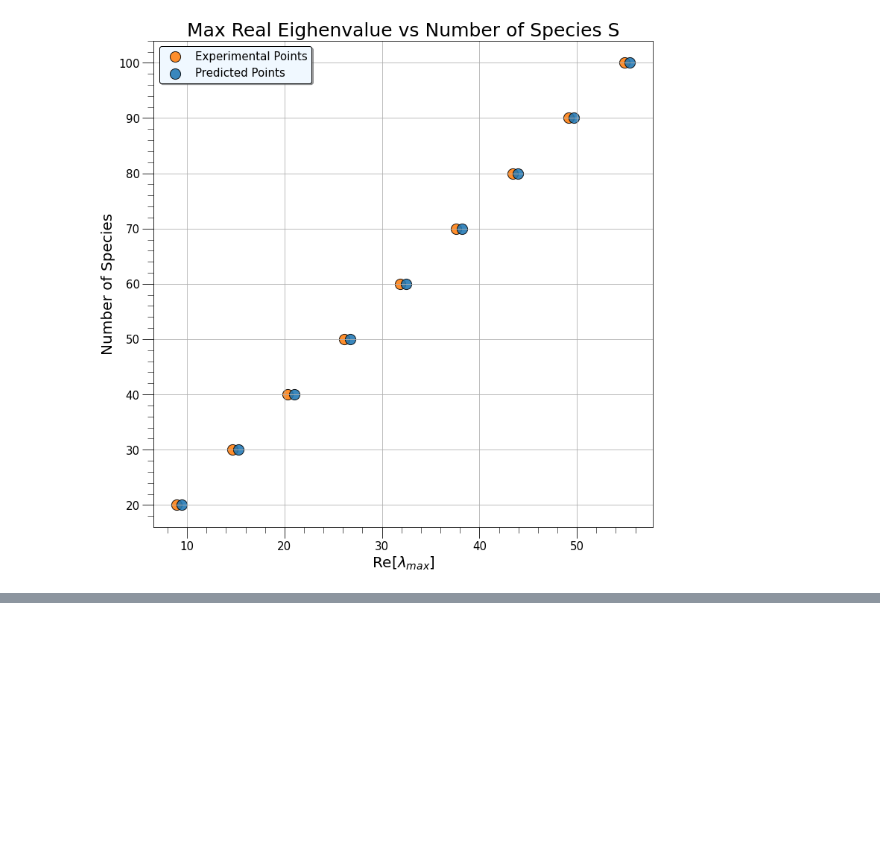
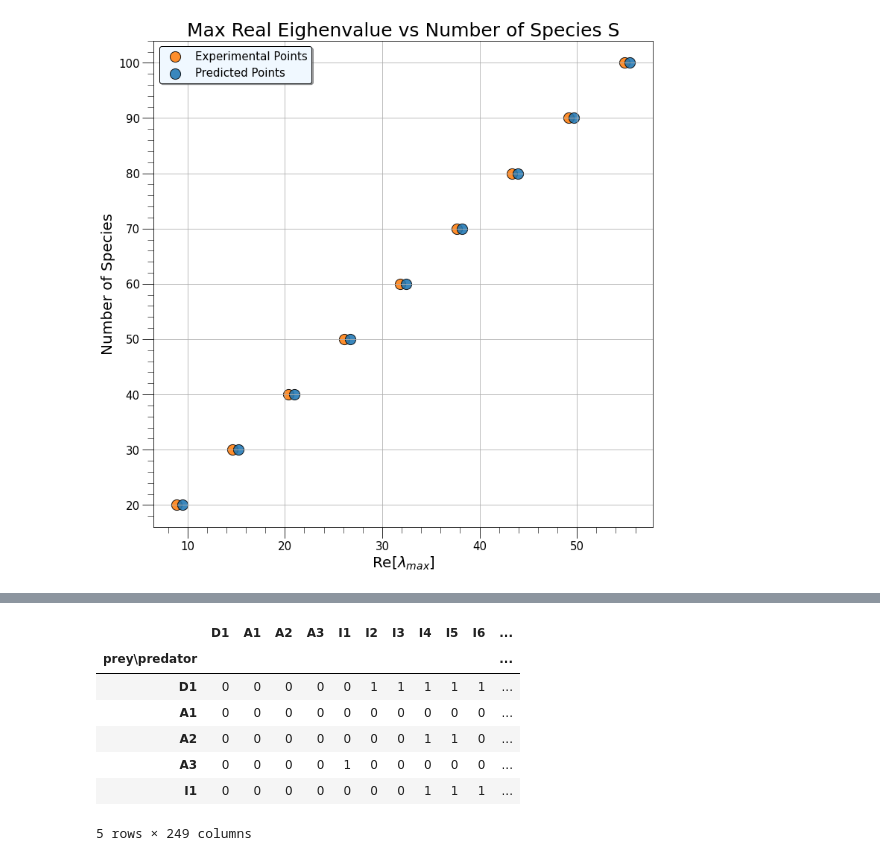
Before and after one commit to AndreaLazzari/PhysicalModelsOfLivingSystems, a Jupyter notebook: Week4/Homework_Week4_Lazzari.ipynb, the cells around one changed output, grey strips where cells are left out. Cells and saved outputs as stored; diff of their text form; code cells hidden in the pictures; blank space fills up the shorter version.

```diff
--- a/Week4/Homework_Week4_Lazzari.ipynb
+++ b/Week4/Homework_Week4_Lazzari.ipynb
@@ -301,0 +362,11 @@ ax.minorticks_on()
+# %%
+df_food.head()
+# %% [output]
+|  | D1 | A1 | A2 | A3 | I1 | I2 | I3 | I4 | I5 | I6 | ... |
+| prey\predator |  |  |  |  |  |  |  |  |  |  | ... |
+| D1 | 0 | 0 | 0 | 0 | 0 | 1 | 1 | 1 | 1 | 1 | ... |
+| A1 | 0 | 0 | 0 | 0 | 0 | 0 | 0 | 0 | 0 | 0 | ... |
+| A2 | 0 | 0 | 0 | 0 | 0 | 0 | 0 | 1 | 1 | 0 | ... |
+| A3 | 0 | 0 | 0 | 0 | 1 | 0 | 0 | 0 | 0 | 0 | ... |
+| I1 | 0 | 0 | 0 | 0 | 0 | 0 | 0 | 1 | 1 | 1 | ... |
+5 rows × 249 columns
```
Also changed, not shown: parts of 16 cells of this notebook.
